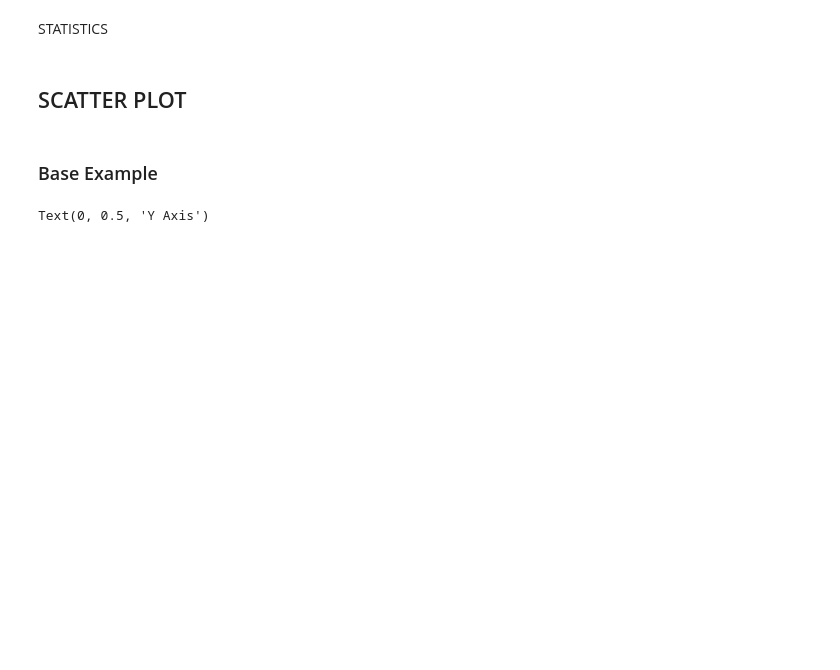
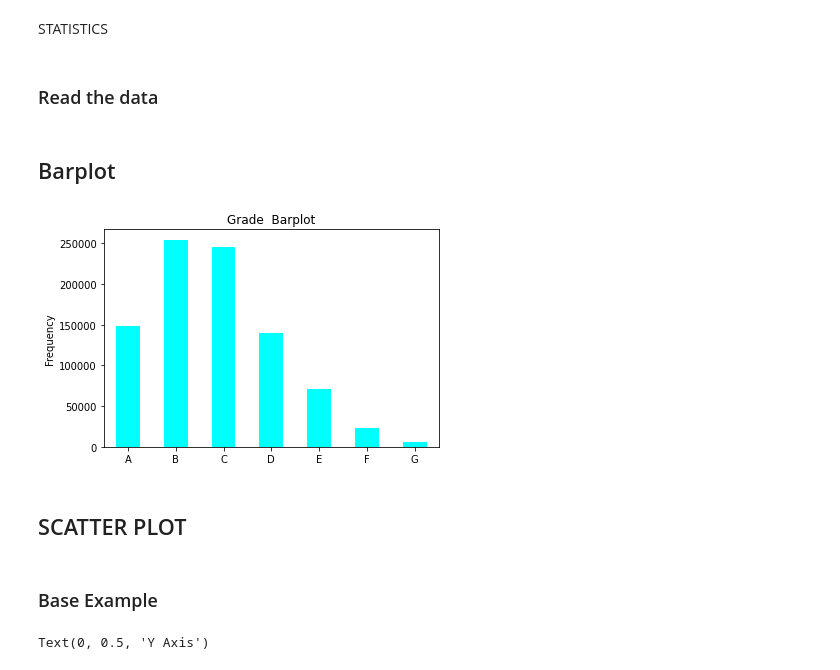
Before and after one commit to fburnelli/cas-de-stat-vis, a Jupyter notebook: vis.ipynb, the cells around one changed output. Drawn from its saved outputs; the diff is of its cells as text; code cells hidden in the pictures; blank space fills up the shorter version.

Commit message:
barplot

```diff
--- a/vis.ipynb
+++ b/vis.ipynb
@@ -11,6 +11,23 @@ import pandas as pd
 # %%
 # plt.style.available
 plt.style.use('seaborn-colorblind')
+# %% [markdown]
+### Read the data
+# %%
+df = pd.read_csv("lc_loan.csv")
+# %% [markdown]
+## Barplot
+# %%
+# Grade: A is the best, F the worst
+#
+_ = df['grade'].value_counts().sort_index().plot(kind='bar',
+                                            title='Grade  Barplot',
+                                            ylabel='Frequency',
+                                            rot=0,
+                                            color='cyan'
+                                            )
+# %% [output]
+[figure, added]
 # %% [markdown]
 ## SCATTER PLOT
 # %% [markdown]
```
Also changed, not shown: parts of 1 cell of this notebook, 1 other file.
